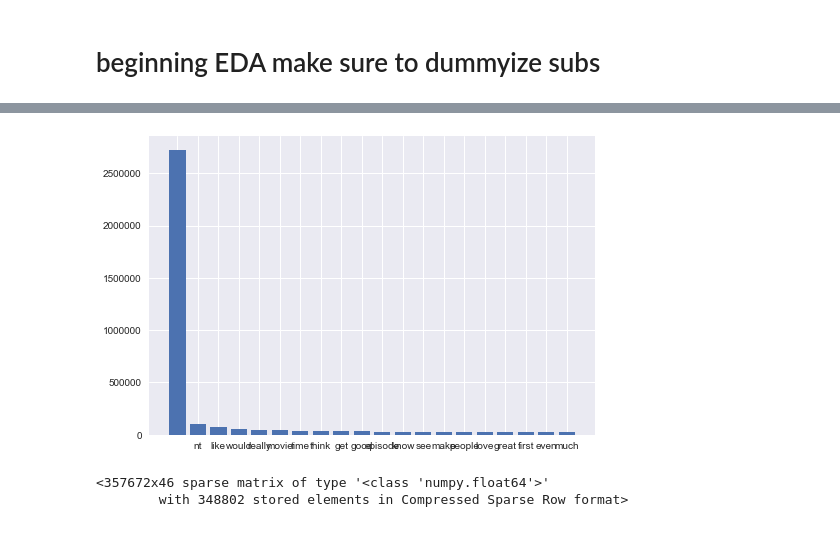
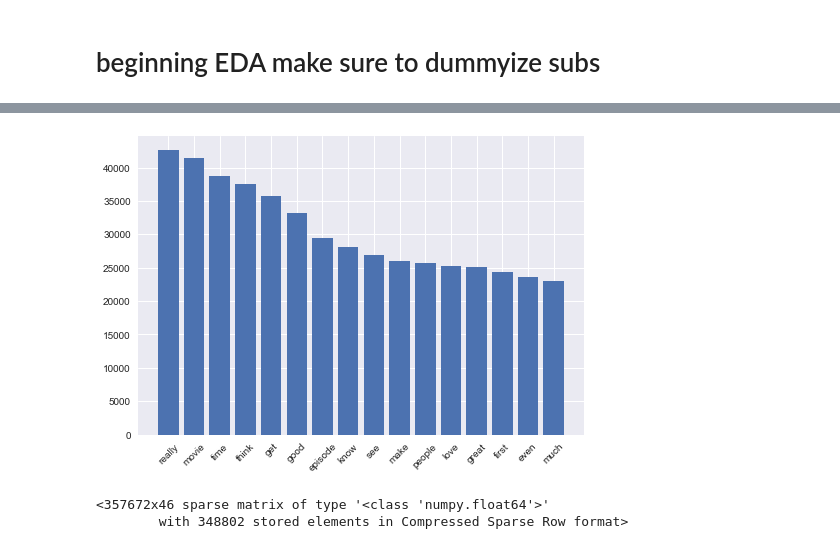
Before and after one commit to Jameshskelton/Reddit-NLP, a Jupyter notebook: Reddit-nlp-project.ipynb, the cells around one changed output, grey strips where cells are left out. Cells and saved outputs as stored; diff of their text form; code cells hidden in the pictures.

```diff
--- a/Reddit-nlp-project.ipynb
+++ b/Reddit-nlp-project.ipynb
@@ -334,4 +349,7 @@ Counter({'': 2721096, 'nt': 103951, 'like': 72197, 'would': 51022, 'really': 426
 # %%
 resies = results.most_common(20)
 resies = dict(resies)
-resies
+resies_mod = dict()
+for k, v in resies.items():
+    if v<50000:
+        resies_mod[k] = v
@@ -359,9 +356,10 @@ resies
 # %%
 
-plt.bar(resies.keys(), resies.values())
+plt.bar(resies_mod.keys(), resies_mod.values())
+plt.xticks(rotation=45)
 plt.show()
 # %% [output]
-[figure, old version]
+[figure, new version]
 # %%
 from sklearn.feature_extraction import text
 my_stop_words = list(text.ENGLISH_STOP_WORDS)
```
Also changed, not shown: parts of 7 cells of this notebook.
